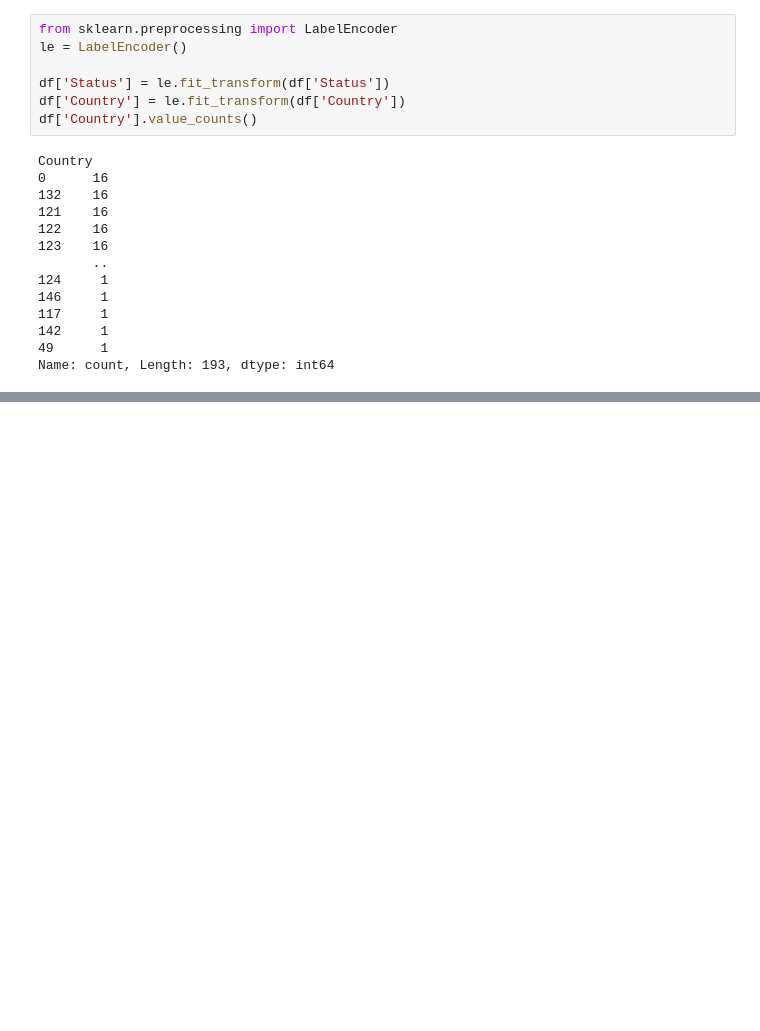
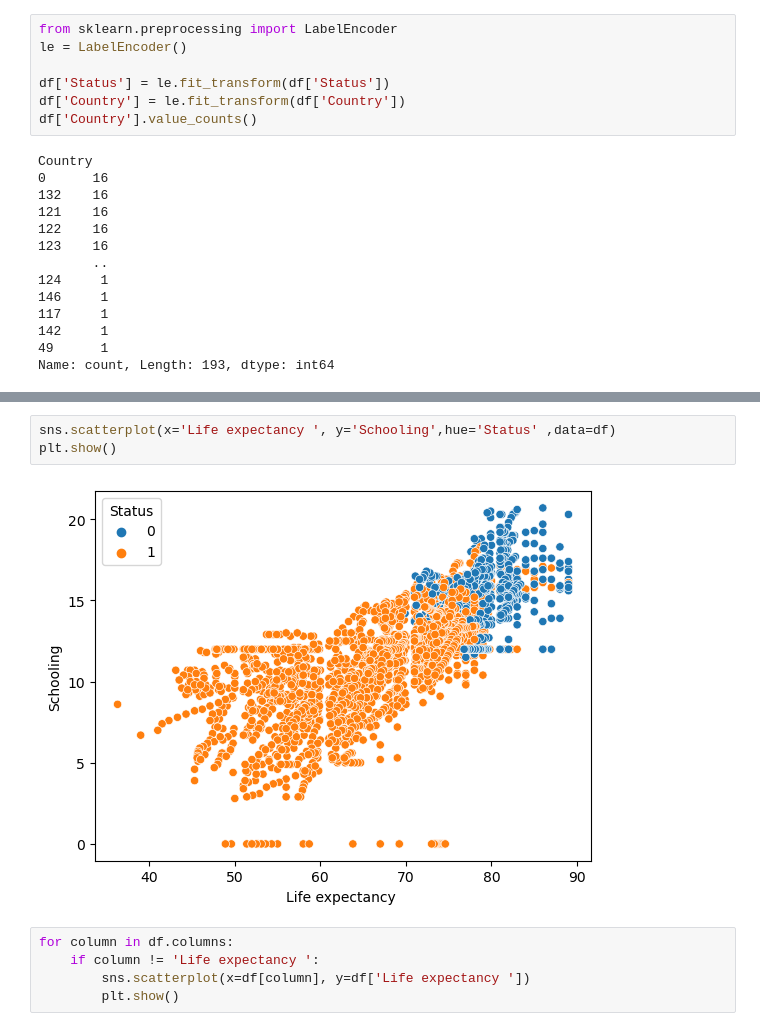
Before and after one commit to Kru301019/courseaProject, a Jupyter notebook: Life Expectancy Prediction Using Machine Learning/Life Expectancy Prediction with Machine Learning.ipynb, the cells around one changed output, grey strips where cells are left out. Saved outputs shown, nothing was run; the diff lists cells and outputs as text; blank space fills up the shorter version.

```diff
--- a/Life Expectancy Prediction Using Machine Learning/Life Expectancy Prediction with Machine Learning.ipynb
+++ b/Life Expectancy Prediction Using Machine Learning/Life Expectancy Prediction with Machine Learning.ipynb
@@ -116,0 +125,10 @@ Name: count, Length: 193, dtype: int64
+# %%
+sns.scatterplot(x='Life expectancy ', y='Schooling',hue='Status' ,data=df)
+plt.show()
+# %% [output]
+[figure, added]
+# %%
+for column in df.columns:
+    if column != 'Life expectancy ':
+        sns.scatterplot(x=df[column], y=df['Life expectancy '])
+        plt.show()
```
Also changed, not shown: parts of 12 cells of this notebook.
